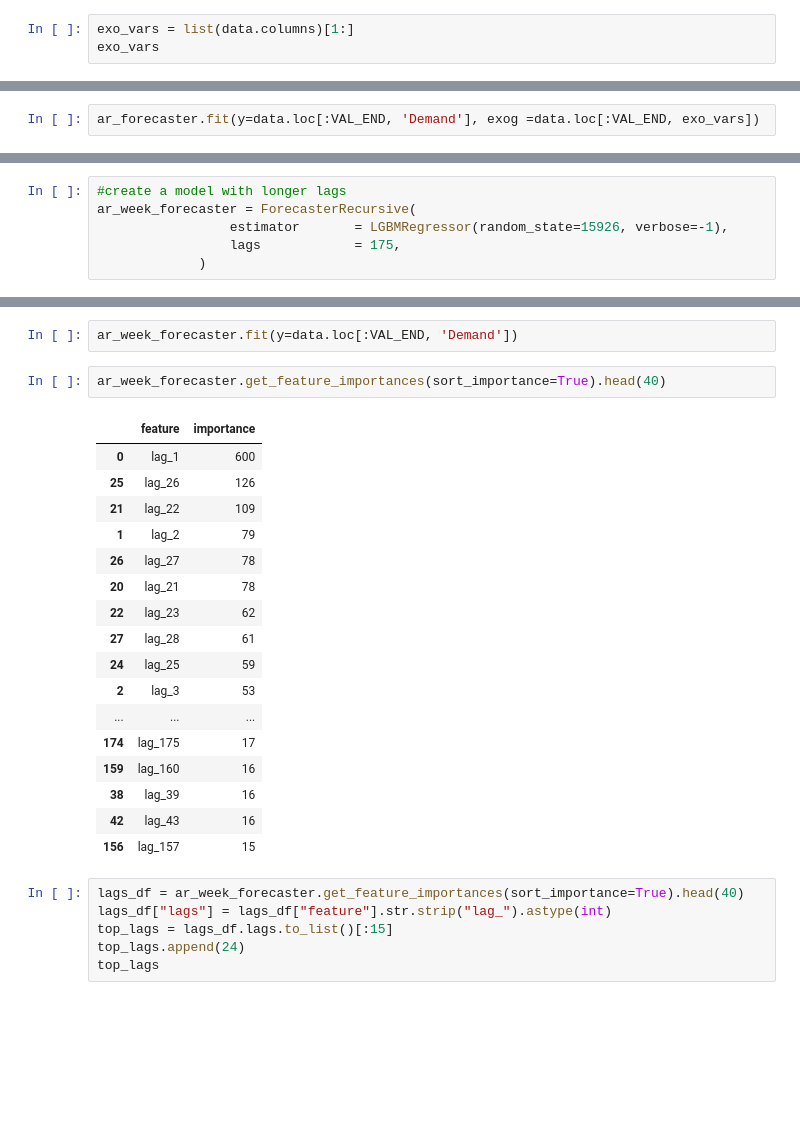
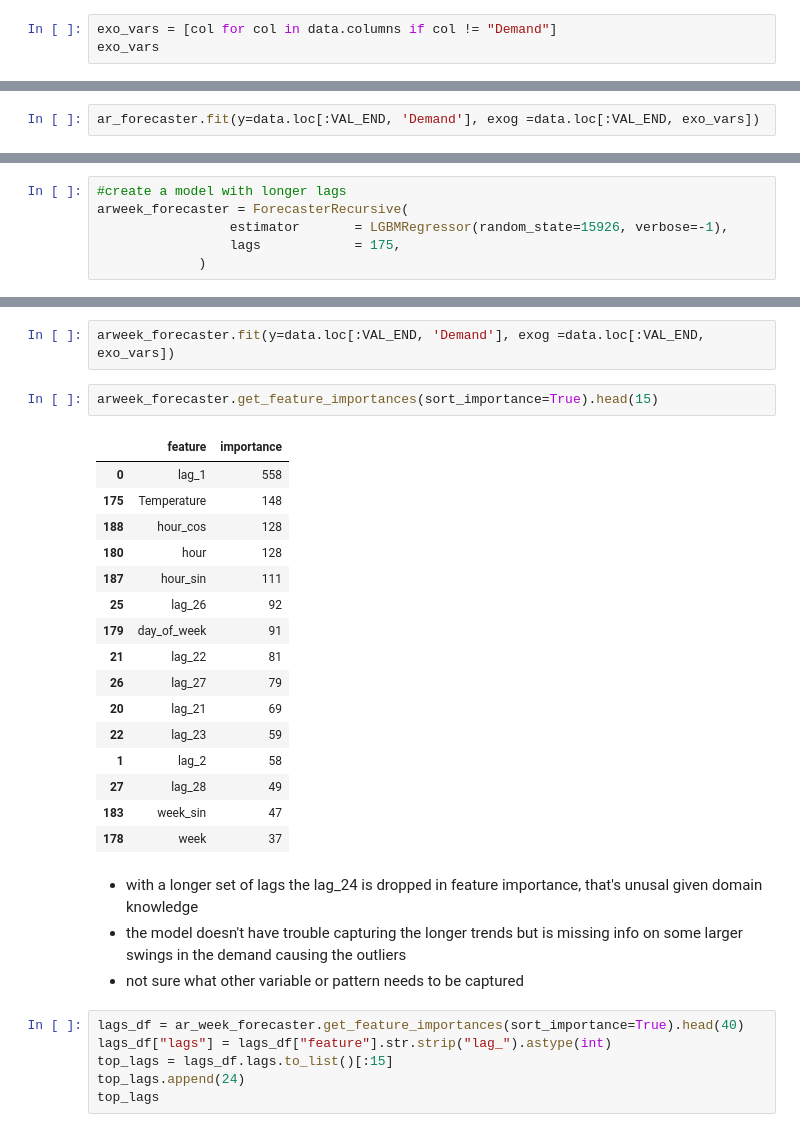
Before and after one commit to maxwellgriffith345/LoadForecast, a Jupyter notebook: notebooks/Train.ipynb, the cells around one changed output, grey strips where cells are left out. Saved outputs shown, nothing was run; the diff lists cells and outputs as text; blank space fills up the shorter version.

```diff
--- a/notebooks/Train.ipynb
+++ b/notebooks/Train.ipynb
@@ -425,5 +454,5 @@ data.head()
 # %%
-exo_vars = list(data.columns)[1:]
+exo_vars = [col for col in data.columns if col != "Demand"]
 exo_vars
 # %% [output]
 ['Temperature',
@@ -554,6 +564,6 @@ ar_forecaster.get_feature_importances(sort_importance=True)
 # %%
 #create a model with longer lags
-ar_week_forecaster = ForecasterRecursive(
+arweek_forecaster = ForecasterRecursive(
                  estimator       = LGBMRegressor(random_state=15926, verbose=-1),
                  lags            = 175,
              )
@@ -560,25 +583,28 @@ ar_week_forecaster = ForecasterRecursive(
 # %%
-ar_week_forecaster.fit(y=data.loc[:VAL_END, 'Demand'])
+arweek_forecaster.fit(y=data.loc[:VAL_END, 'Demand'], exog =data.loc[:VAL_END, exo_vars])
 # %%
-ar_week_forecaster.get_feature_importances(sort_importance=True).head(40)
+arweek_forecaster.get_feature_importances(sort_importance=True).head(15)
 # %% [output]
 |  | feature | importance |
-| 0 | lag_1 | 600 |
-| 25 | lag_26 | 126 |
-| 21 | lag_22 | 109 |
-| 1 | lag_2 | 79 |
-| 26 | lag_27 | 78 |
-| 20 | lag_21 | 78 |
-| 22 | lag_23 | 62 |
-| 27 | lag_28 | 61 |
-| 24 | lag_25 | 59 |
-| 2 | lag_3 | 53 |
-| ... | ... | ... |
-| 174 | lag_175 | 17 |
-| 159 | lag_160 | 16 |
-| 38 | lag_39 | 16 |
-| 42 | lag_43 | 16 |
-| 156 | lag_157 | 15 |
+| 0 | lag_1 | 558 |
+| 175 | Temperature | 148 |
+| 188 | hour_cos | 128 |
+| 180 | hour | 128 |
+| 187 | hour_sin | 111 |
+| 25 | lag_26 | 92 |
+| 179 | day_of_week | 91 |
+| 21 | lag_22 | 81 |
+| 26 | lag_27 | 79 |
+| 20 | lag_21 | 69 |
+| 22 | lag_23 | 59 |
+| 1 | lag_2 | 58 |
+| 27 | lag_28 | 49 |
+| 183 | week_sin | 47 |
+| 178 | week | 37 |
+# %% [markdown]
+- with a longer set of lags the lag_24 is dropped in feature importance, that's unusal given domain knowledge
+- the model doesn't have trouble capturing the longer trends but is missing info on some larger swings in the demand causing the outliers
+- not sure what other variable or pattern needs to be captured
 # %%
 lags_df = ar_week_forecaster.get_feature_importances(sort_importance=True).head(40)
 lags_df["lags"] = lags_df["feature"].str.strip("lag_").astype(int)
```
Also changed, not shown: parts of 35 cells of this notebook.
